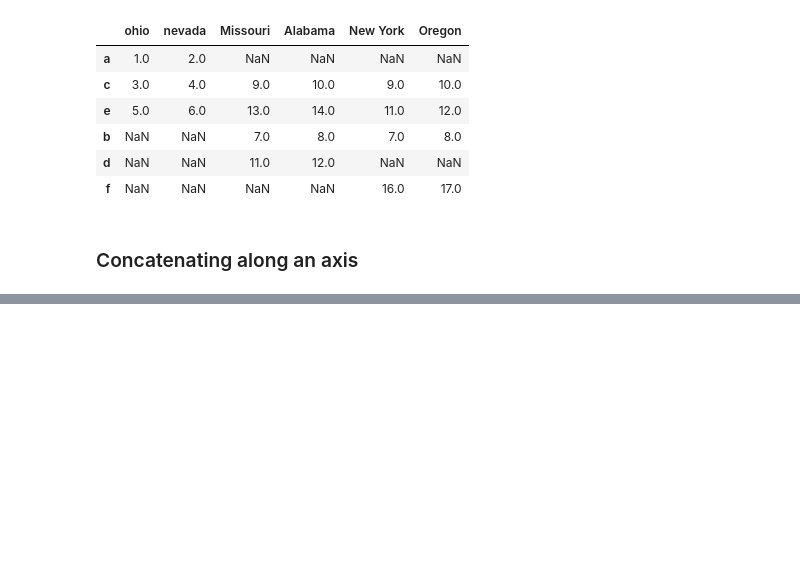
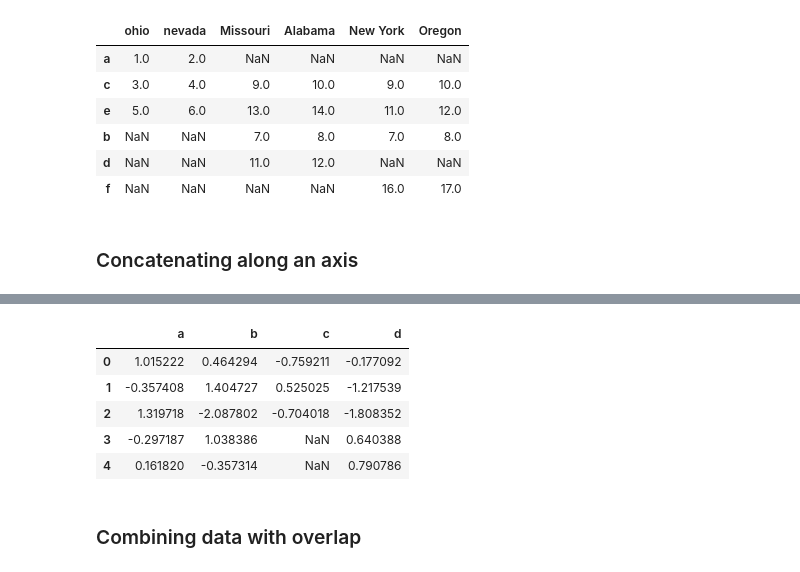
Before and after one commit to cltj/fun_with, a Jupyter notebook: jupyter/notebooks/Python_data_analytics/8-Data_Wrangling-Join_Combine_Reshape/01-Join_Combine_Reshape.ipynb, the cells around one changed output, grey strips where cells are left out. Saved outputs shown, nothing was run; the diff lists cells and outputs as text; code cells hidden in the pictures; blank space fills up the shorter version.

```diff
--- a/jupyter/notebooks/Python_data_analytics/8-Data_Wrangling-Join_Combine_Reshape/01-Join_Combine_Reshape.ipynb
+++ b/jupyter/notebooks/Python_data_analytics/8-Data_Wrangling-Join_Combine_Reshape/01-Join_Combine_Reshape.ipynb
@@ -654,0 +733,7 @@ left2.join([right2, another], how='outer')
+# %%
+# The last consideration is if there is not any row index
+
+df1 = pd.DataFrame(np.random.randn(3,4), columns=['a','b','c','d'])
+
+
+df2 = pd.DataFrame(np.random.randn(2,3), columns=['b','d','a'])
@@ -654,0 +753,13 @@ left2.join([right2, another], how='outer')
+# %%
+# we can then pass the ignore_index=True
+
+pd.concat([df1,df2],ignore_index=True)
+# %% [output]
+|  | a | b | c | d |
+| 0 | 1.015222 | 0.464294 | -0.759211 | -0.177092 |
+| 1 | -0.357408 | 1.404727 | 0.525025 | -1.217539 |
+| 2 | 1.319718 | -2.087802 | -0.704018 | -1.808352 |
+| 3 | -0.297187 | 1.038386 | NaN | 0.640388 |
+| 4 | 0.161820 | -0.357314 | NaN | 0.790786 |
+# %% [markdown]
+### Combining data with overlap
```
Also changed, not shown: parts of 37 cells of this notebook, 1 other file.
